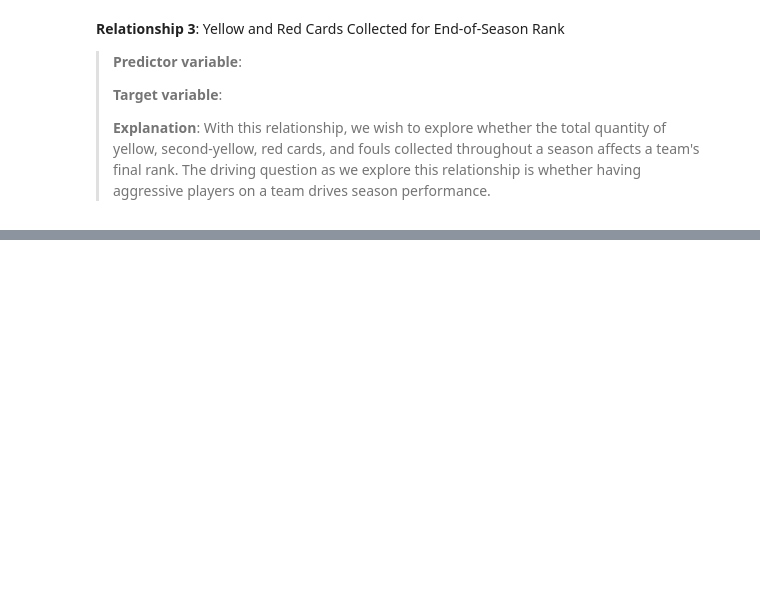
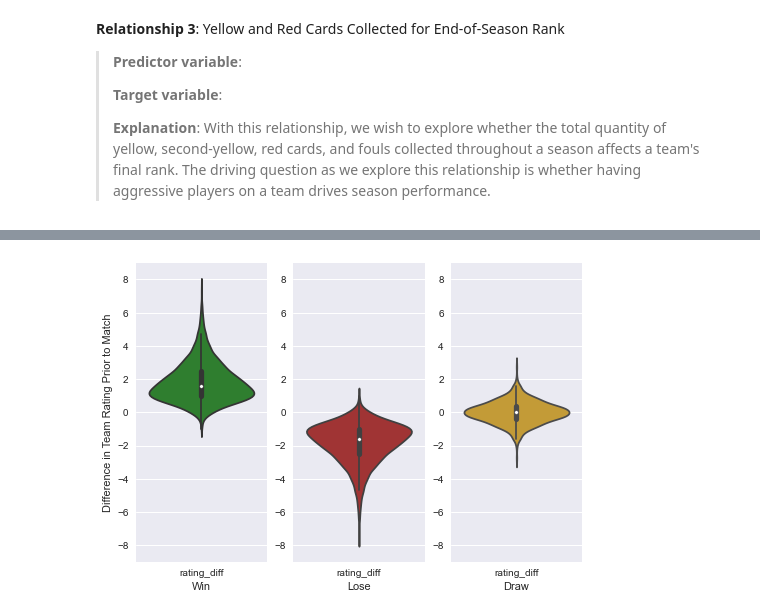
Before and after one commit to sofiamurillosanchez/CS5394-Project2, a Jupyter notebook: Project02.ipynb, the cells around one changed output, grey strips where cells are left out. Cells and saved outputs as stored; diff of their text form; code cells hidden in the pictures; blank space fills up the shorter version.

```diff
--- a/Project02.ipynb
+++ b/Project02.ipynb
@@ -738,0 +741,14 @@ df_6 = df_merged[['year', 'league', 'Away Team', 'Match Excitement', 'away_team_
+# %%
+# Obtain relevant columns
+df_1 = df_merged[['Home Team Rating', 'Away Team Rating', 'home_team_win', 'away_team_win', 'draw']]
+df_2 = df_merged[['Away Team Rating', 'Home Team Rating', 'away_team_win', 'home_team_win', 'draw']]
+
+# Reformat column names and concatinate into single dataframe
+renamed_cols = ['rating', 'op_rating', 'win', 'lose', 'draw']
+df_1.columns = renamed_cols
+df_2.columns = renamed_cols
+df_comb = pd.concat([df_1, df_2])
+
+# Calculate difference in rating vs. opponent rating
+df_comb['rating_diff'] = df_comb.rating - df_comb.op_rating
+df_comb.head()
@@ -738,0 +762,17 @@ df_6 = df_merged[['year', 'league', 'Away Team', 'Match Excitement', 'away_team_
+# %%
+# Setup multiplot
+fig, axs = plt.subplots(ncols=3)
+axs[0].set_ylabel('Difference in Team Rating Prior to Match')
+for ax in axs:
+    ax.set_ylim(-9, 9)
+
+# Plot a violin plot for wins, loses, and draws
+for i, (col, color, label) in enumerate([
+    (df_comb.win, 'forestgreen', 'Win'),
+    (df_comb.lose, 'firebrick', 'Lose'),
+    (df_comb.draw, 'goldenrod', 'Draw')
+]):
+    sns.violinplot(data=df_comb[['rating_diff']].loc[col], scale='count', ax=axs[i], color=color)
+    axs[i].set_xlabel(label)
+# %% [output]
+[figure, added]
```
Also changed, not shown: parts of 9 cells of this notebook.
